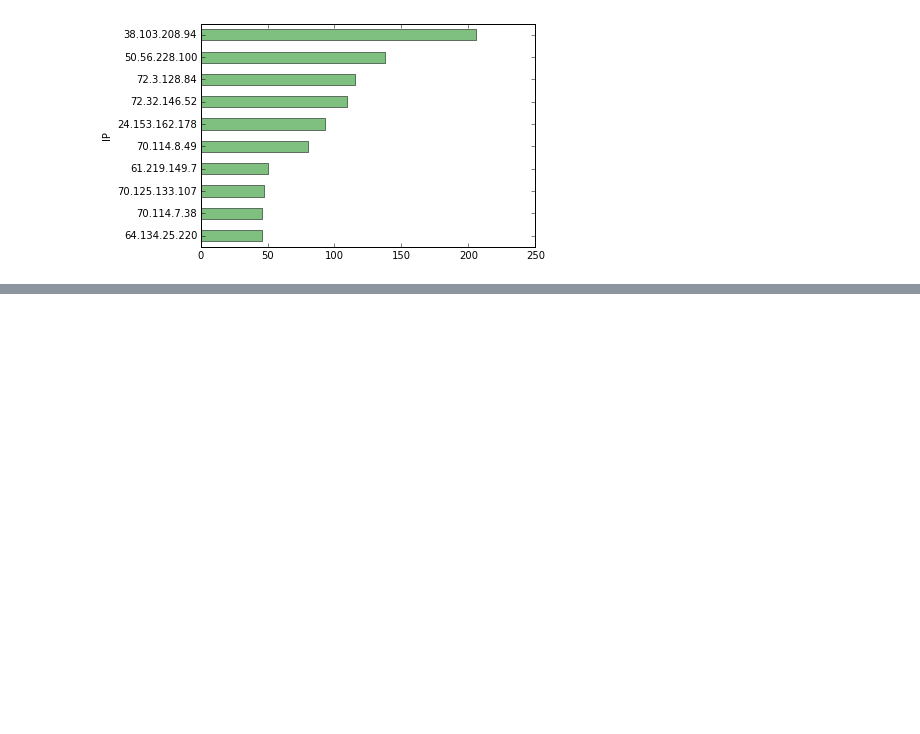
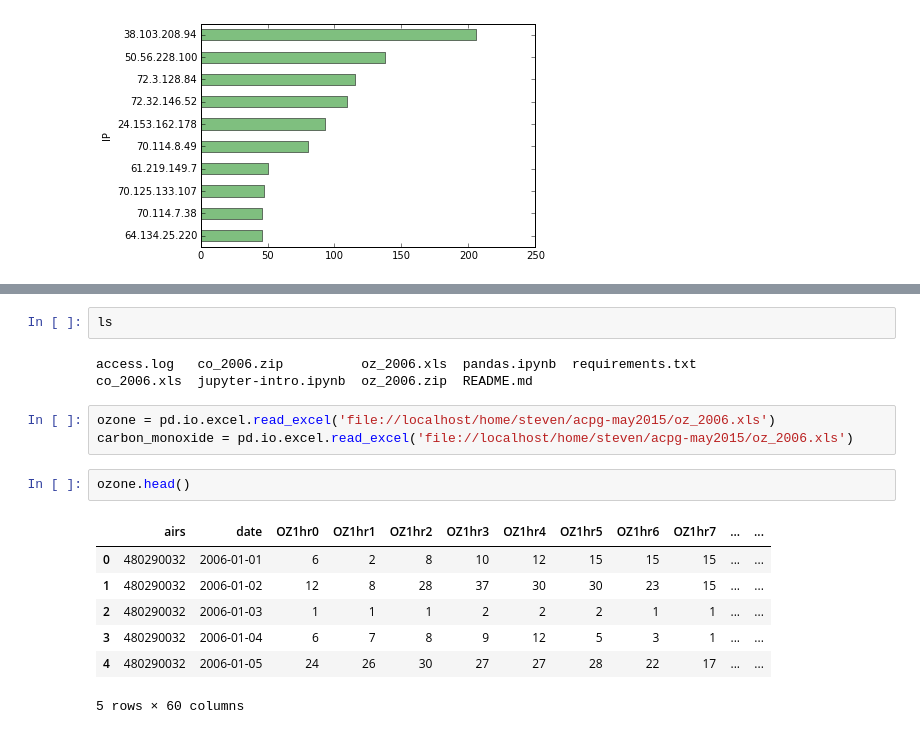
Before and after one commit to epequeno/acpg-may2015, a Jupyter notebook: pandas.ipynb, the cells around one changed output, grey strips where cells are left out. Saved outputs shown, nothing was run; the diff lists cells and outputs as text; blank space fills up the shorter version.

```diff
--- a/pandas.ipynb
+++ b/pandas.ipynb
@@ -148,0 +163,18 @@ df.sort(columns='count', ascending=True).plot(kind='barh', x=df['IP'], grid=Fals
+# %%
+ls
+# %% [output]
+access.log   co_2006.zip          oz_2006.xls  pandas.ipynb  requirements.txt
+co_2006.xls  jupyter-intro.ipynb  oz_2006.zip  README.md
+# %%
+ozone = pd.io.excel.read_excel('file://localhost/home/steven/acpg-may2015/oz_2006.xls')
+carbon_monoxide = pd.io.excel.read_excel('file://localhost/home/steven/acpg-may2015/oz_2006.xls')
+# %%
+ozone.head()
+# %% [output]
+|  | airs | date | OZ1hr0 | OZ1hr1 | OZ1hr2 | OZ1hr3 | OZ1hr4 | OZ1hr5 | OZ1hr6 | OZ1hr7 | ... | ... |
+| 0 | 480290032 | 2006-01-01 | 6 | 2 | 8 | 10 | 12 | 15 | 15 | 15 | ... | ... |
+| 1 | 480290032 | 2006-01-02 | 12 | 8 | 28 | 37 | 30 | 30 | 23 | 15 | ... | ... |
+| 2 | 480290032 | 2006-01-03 | 1 | 1 | 1 | 2 | 2 | 2 | 1 | 1 | ... | ... |
+| 3 | 480290032 | 2006-01-04 | 6 | 7 | 8 | 9 | 12 | 5 | 3 | 1 | ... | ... |
+| 4 | 480290032 | 2006-01-05 | 24 | 26 | 30 | 27 | 27 | 28 | 22 | 17 | ... | ... |
+5 rows × 60 columns
```
Also changed, not shown: parts of 4 cells of this notebook, 2 other files.
